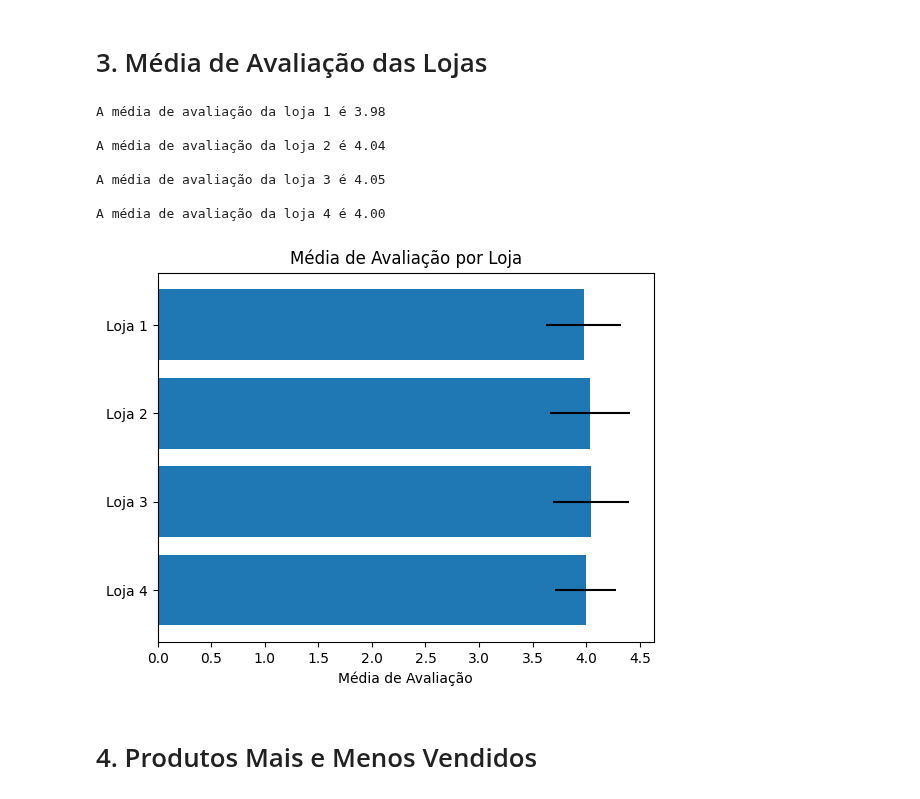
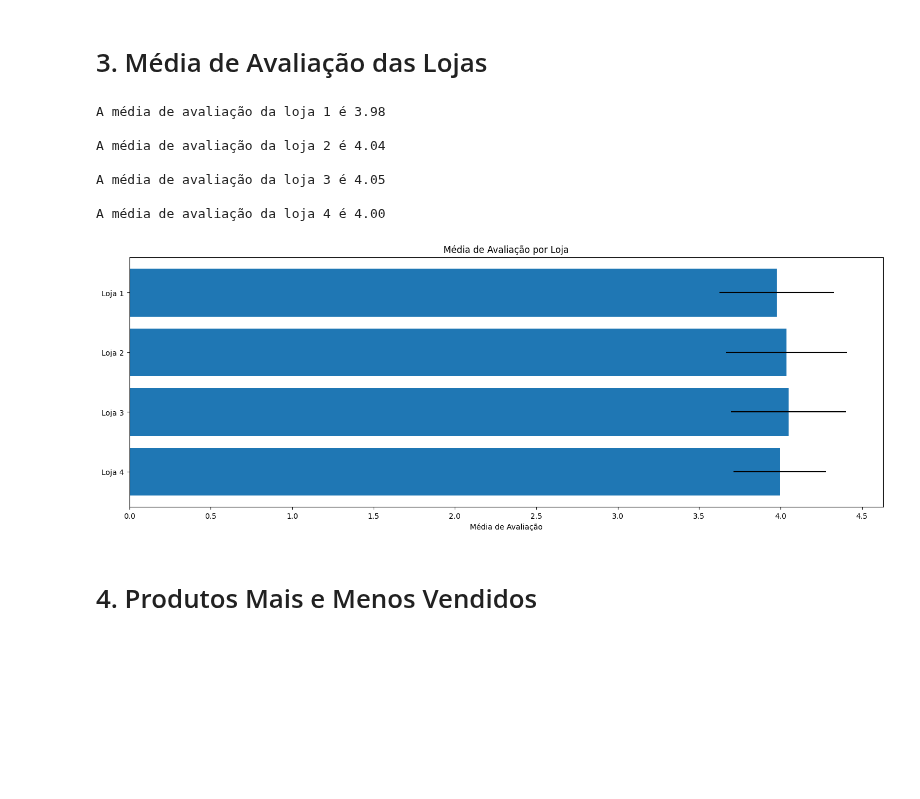
Before and after one commit to TRxcha/Challenge_AluraStore, a Jupyter notebook: AluraStoreBr.ipynb, the cells around one changed output. Cells and saved outputs as stored; diff of their text form; code cells hidden in the pictures; blank space fills up the shorter version.

```diff
--- a/AluraStoreBr.ipynb
+++ b/AluraStoreBr.ipynb
@@ -191,35 +197,35 @@ l3_media_avl = media_avl(l3_av_list)
 l4_media_avl = media_avl(l4_av_list)
 
 # Prints para o usuário
 print(f'A média de avaliação da loja 1 é {l1_media_avl:.2f}\n')
 print(f'A média de avaliação da loja 2 é {l2_media_avl:.2f}\n')
 print(f'A média de avaliação da loja 3 é {l3_media_avl:.2f}\n')
 print(f'A média de avaliação da loja 4 é {l4_media_avl:.2f}\n')
 
 # Criação de listas e parâmetros para gerar o gráfico
 media_lojas = [l1_media_avl, l2_media_avl, l3_media_avl, l4_media_avl]
 list_lojas = ['Loja 1', 'Loja 2', 'Loja 3', 'Loja 4']
 y_pos = np.arange(len(media_lojas))
 np.random.seed(19680801)
 error = np.random.rand(len(media_lojas)) * 0.5
-fig, ax = plt.subplots()
+fig, ax = plt.subplots(figsize=(18, 6))
 ax.barh(y_pos, media_lojas, xerr=error, align='center', color='tab:blue')
 ax.set_yticks(y_pos)
 ax.set_yticklabels(list_lojas)
 ax.xaxis.set_major_locator(MultipleLocator(0.5))
 ax.invert_yaxis()
 ax.set_xlabel('Média de Avaliação')
 ax.set_title('Média de Avaliação por Loja')
 plt.show()
 # %% [output]
 A média de avaliação da loja 1 é 3.98
 
 A média de avaliação da loja 2 é 4.04
 
 A média de avaliação da loja 3 é 4.05
 
 A média de avaliação da loja 4 é 4.00
-[figure, old version]
+[figure, new version]
 # %% [markdown]
 # 4. Produtos Mais e Menos Vendidos
 # %%
```
Also changed, not shown: parts of 2 cells of this notebook.
